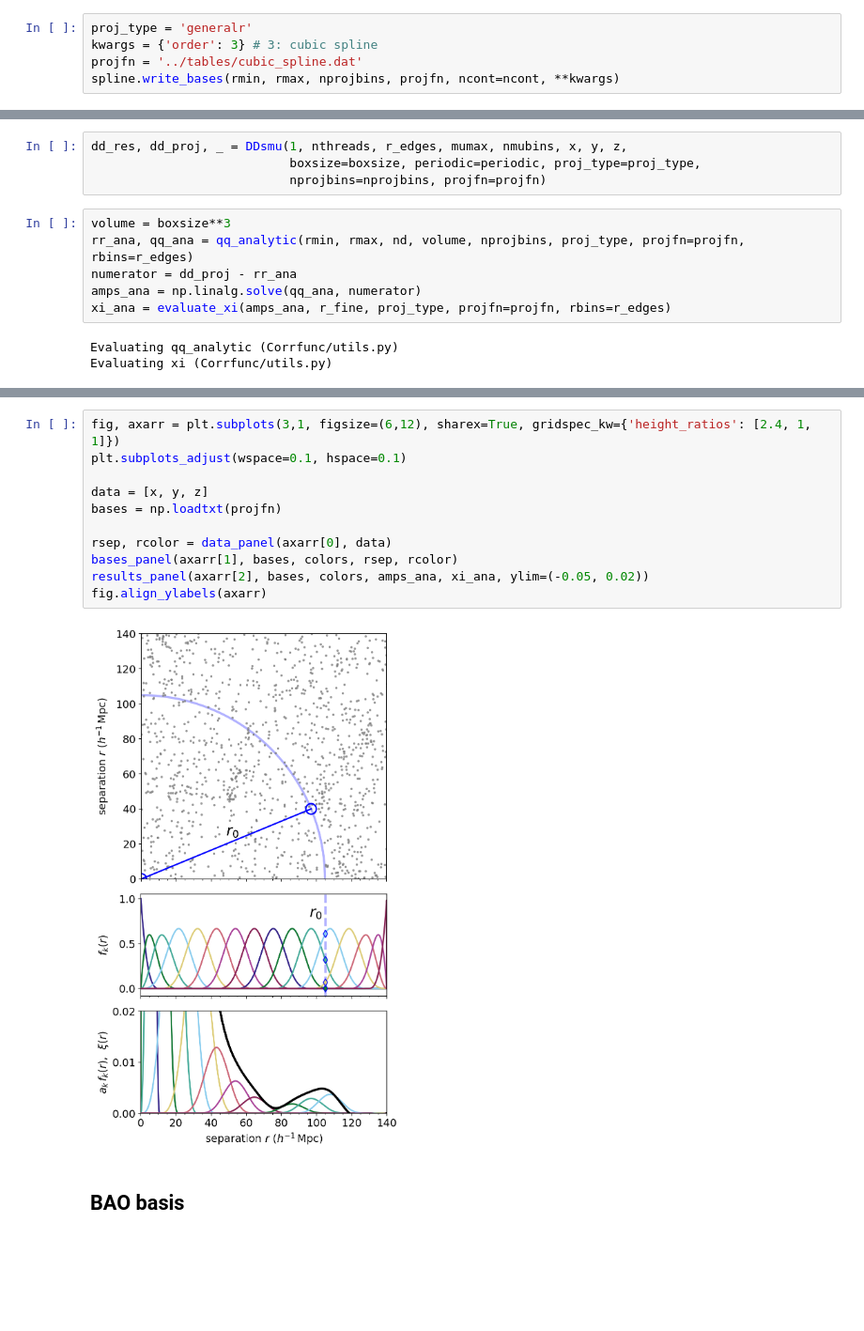
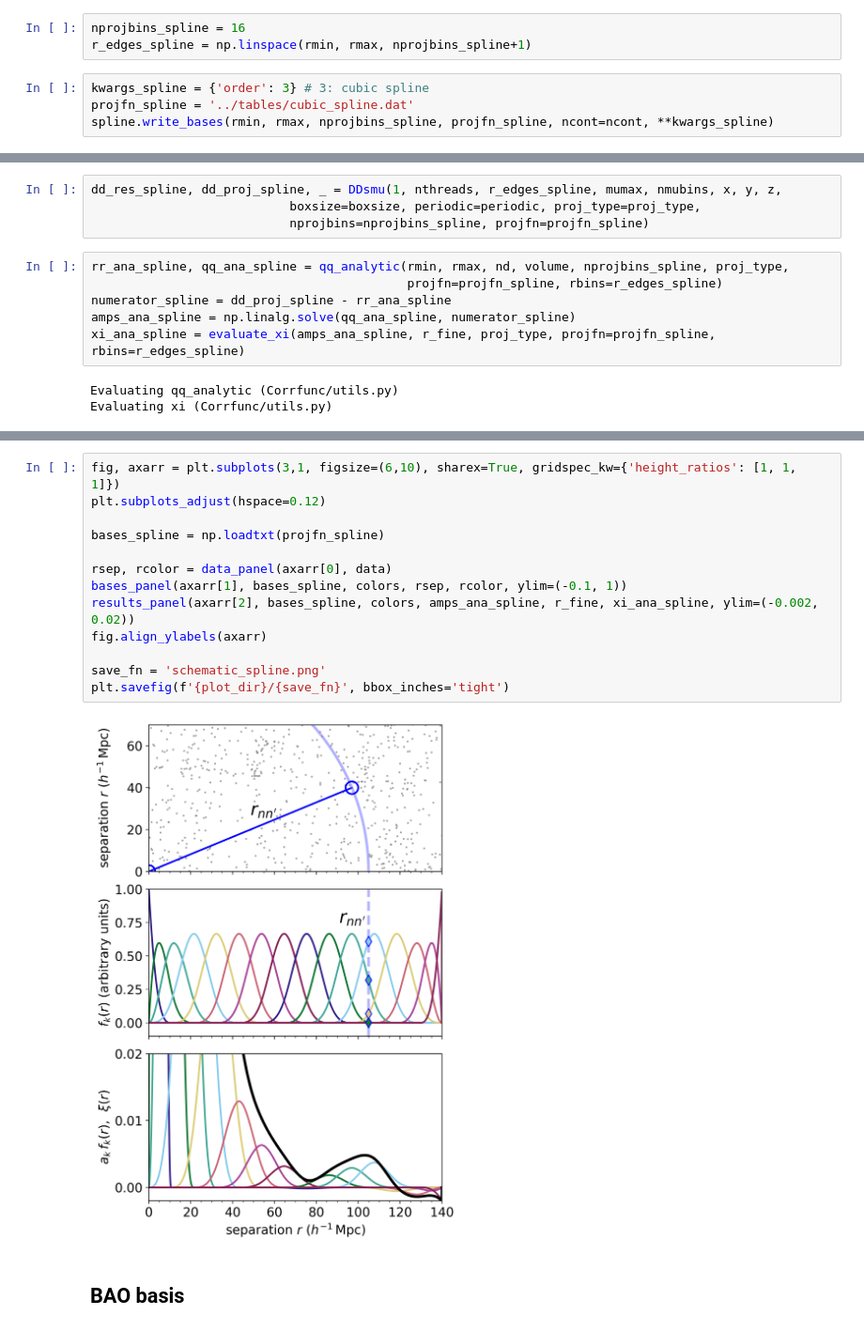
Before and after one commit to kstoreyf/continuous-estimator, a Jupyter notebook: code/paper_schematic_2020-12-18.ipynb, the cells around one changed output, grey strips where cells are left out. Shown at 94% size. Saved outputs shown, nothing was run; the diff lists cells and outputs as text; blank space fills up the shorter version.

Commit message:
notebooks for new paper plots

```diff
--- a/code/paper_schematic_2020-12-18.ipynb
+++ b/code/paper_schematic_2020-12-18.ipynb
@@ -294,20 +183,22 @@ nthreads = 1
+# %%
+nprojbins_spline = 16
+r_edges_spline = np.linspace(rmin, rmax, nprojbins_spline+1)
 # %%
-proj_type = 'generalr'
-kwargs = {'order': 3} # 3: cubic spline
-projfn = '../tables/cubic_spline.dat'
-spline.write_bases(rmin, rmax, nprojbins, projfn, ncont=ncont, **kwargs)
+kwargs_spline = {'order': 3} # 3: cubic spline
+projfn_spline = '../tables/cubic_spline.dat'
+spline.write_bases(rmin, rmax, nprojbins_spline, projfn_spline, ncont=ncont, **kwargs_spline)
 # %% [output]
 '../tables/cubic_spline.dat'
 # %%
-dd_res, dd_proj, _ = DDsmu(1, nthreads, r_edges, mumax, nmubins, x, y, z,
+dd_res_spline, dd_proj_spline, _ = DDsmu(1, nthreads, r_edges_spline, mumax, nmubins, x, y, z,
                            boxsize=boxsize, periodic=periodic, proj_type=proj_type,
-                           nprojbins=nprojbins, projfn=projfn)
+                           nprojbins=nprojbins_spline, projfn=projfn_spline)
 # %%
-volume = boxsize**3
-rr_ana, qq_ana = qq_analytic(rmin, rmax, nd, volume, nprojbins, proj_type, projfn=projfn, rbins=r_edges)
-numerator = dd_proj - rr_ana
-amps_ana = np.linalg.solve(qq_ana, numerator)
-xi_ana = evaluate_xi(amps_ana, r_fine, proj_type, projfn=projfn, rbins=r_edges)
+rr_ana_spline, qq_ana_spline = qq_analytic(rmin, rmax, nd, volume, nprojbins_spline, proj_type,
+                                           projfn=projfn_spline, rbins=r_edges_spline)
+numerator_spline = dd_proj_spline - rr_ana_spline
+amps_ana_spline = np.linalg.solve(qq_ana_spline, numerator_spline)
+xi_ana_spline = evaluate_xi(amps_ana_spline, r_fine, proj_type, projfn=projfn_spline, rbins=r_edges_spline)
 # %% [output]
 Evaluating qq_analytic (Corrfunc/utils.py)
 Evaluating xi (Corrfunc/utils.py)
@@ -420,15 +205,17 @@ def data_panel(ax, data, zslice=(0,300), xlim=(0, 140), ylim=(0,70)):
 # %%
-fig, axarr = plt.subplots(3,1, figsize=(6,12), sharex=True, gridspec_kw={'height_ratios': [2.4, 1, 1]})
-plt.subplots_adjust(wspace=0.1, hspace=0.1)
+fig, axarr = plt.subplots(3,1, figsize=(6,10), sharex=True, gridspec_kw={'height_ratios': [1, 1, 1]})
+plt.subplots_adjust(hspace=0.12)
 
-data = [x, y, z]
-bases = np.loadtxt(projfn)
+bases_spline = np.loadtxt(projfn_spline)
 
 rsep, rcolor = data_panel(axarr[0], data)
-bases_panel(axarr[1], bases, colors, rsep, rcolor)
-results_panel(axarr[2], bases, colors, amps_ana, xi_ana, ylim=(-0.05, 0.02))
+bases_panel(axarr[1], bases_spline, colors, rsep, rcolor, ylim=(-0.1, 1))
+results_panel(axarr[2], bases_spline, colors, amps_ana_spline, r_fine, xi_ana_spline, ylim=(-0.002, 0.02))
 fig.align_ylabels(axarr)
+
+save_fn = 'schematic_spline.png'
+plt.savefig(f'{plot_dir}/{save_fn}', bbox_inches='tight')
 # %% [output]
-[figure, old version]
+[figure, new version]
 # %% [markdown]
 ## BAO basis
```
Also changed, not shown: parts of 30 cells of this notebook, 1 other file.
